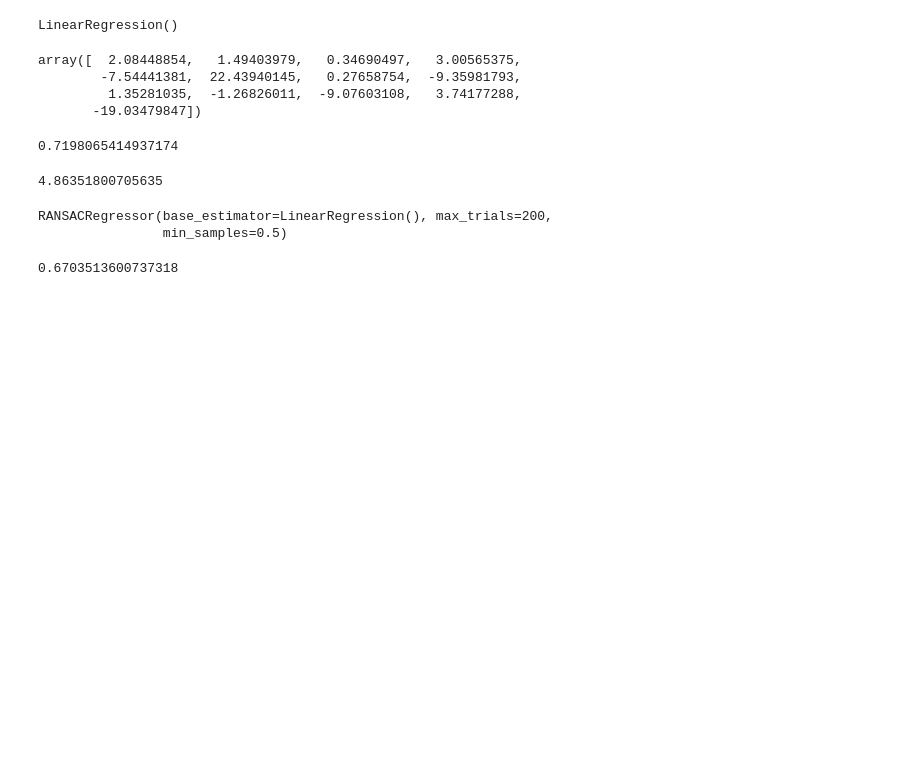
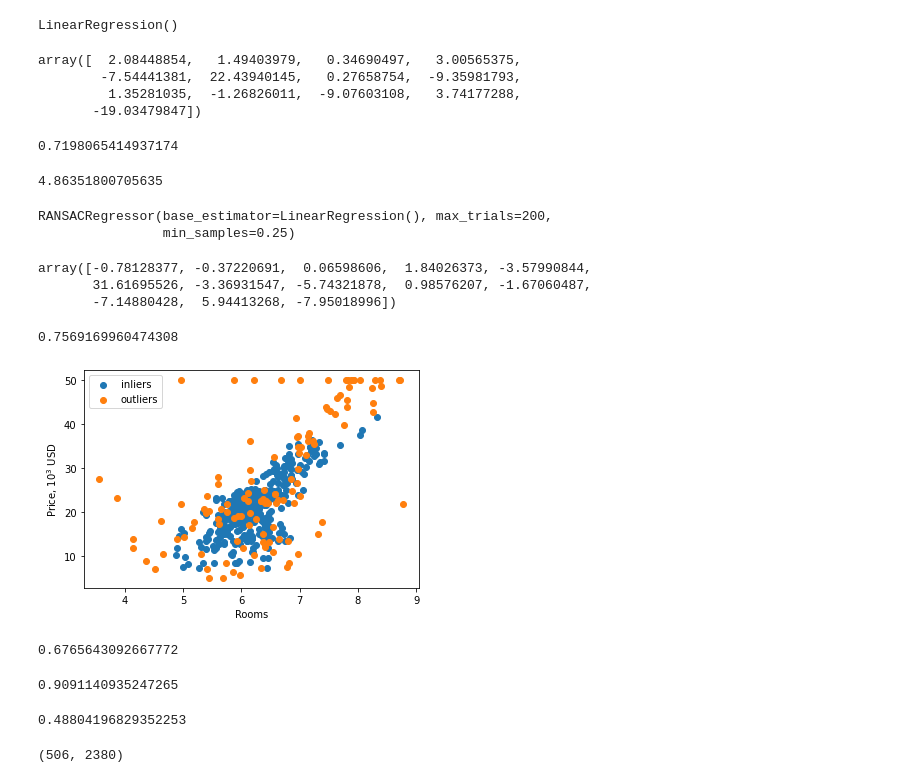
Before and after one commit to BorisBorisov33/Machine-Learning-Softuni, a Jupyter notebook: linear_and_logistic_regression/notebook.ipynb, the cells around one changed output. Saved outputs shown, nothing was run; the diff lists cells and outputs as text; code cells hidden in the pictures; blank space fills up the shorter version.

```diff
--- a/linear_and_logistic_regression/notebook.ipynb
+++ b/linear_and_logistic_regression/notebook.ipynb
@@ -118,14 +118,52 @@ np.sqrt(mean_squared_error(housing_prices,predictions))
 ransac = RANSACRegressor(
     base_estimator=LinearRegression(),
     max_trials=200,
-    min_samples=0.5
+    min_samples=0.25
 )
 # %%
 ransac.fit(housing_attributes_scaled,housing_prices)
 # %% [output]
 RANSACRegressor(base_estimator=LinearRegression(), max_trials=200,
-                min_samples=0.5)
+                min_samples=0.25)
+# %%
+ransac.estimator_.coef_
+# %% [output]
+array([-0.78128377, -0.37220691,  0.06598606,  1.84026373, -3.57990844,
+       31.61695526, -3.36931547, -5.74321878,  0.98576207, -1.67060487,
+       -7.14880428,  5.94413268, -7.95018996])
+# %%
+ransac.inlier_mask_.sum()/len(housing_prices)
+# %% [output]
+0.7569169960474308
+# %%
+inliers = housing_data[ransac.inlier_mask_]
+outliers = housing_data[~ransac.inlier_mask_]
+# %%
+plt.scatter(inliers.rooms, inliers.price,label = "inliers")
+plt.scatter(outliers.rooms, outliers.price,label = "outliers")
+
+plt.xlabel('Rooms')
+plt.ylabel('Price, $10^3$ USD')
+plt.legend()
+
+plt.show()
+# %% [output]
+[figure, added]
 # %%
 ransac.score(housing_attributes_scaled,housing_prices)
 # %% [output]
-0.6703513600737318
+0.6765643092667772
+# %%
+# we aim to use the inliers in order to achieve the highest accuracy possible
+ransac.score(housing_attributes_scaled[ransac.inlier_mask_],housing_prices[ransac.inlier_mask_])
+# %% [output]
+0.9091140935247265
+# %%
+ransac.score(housing_attributes_scaled[~ransac.inlier_mask_],housing_prices[~ransac.inlier_mask_])
+# %% [output]
+0.48804196829352253
+# %%
+polynomial_features = PolynomialFeatures(degree= 5,interaction_only=True)
+polynomial_features.fit_transform(housing_attributes_scaled).shape
+# %% [output]
+(506, 2380)
```
Also changed, not shown: parts of 1 cell of this notebook.
